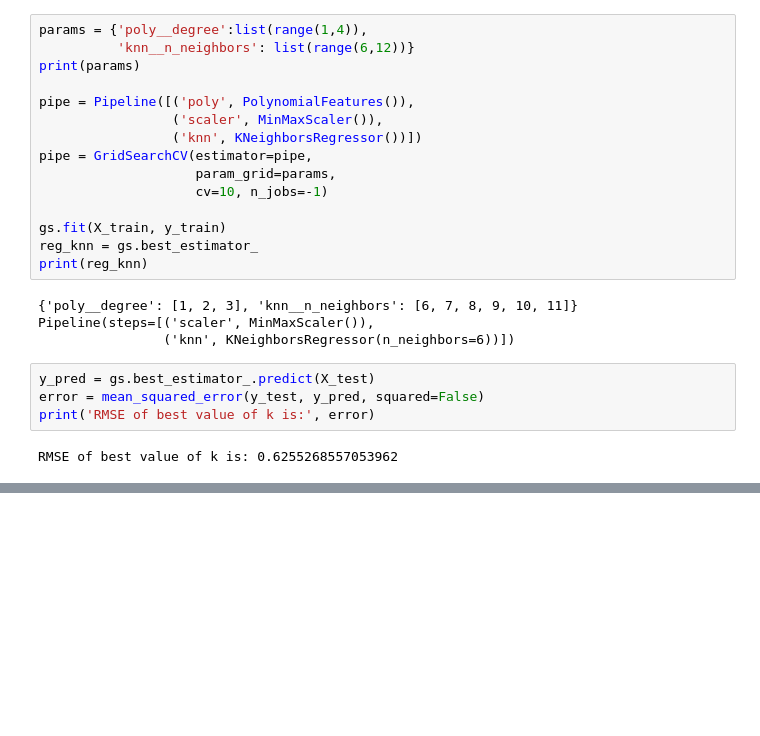
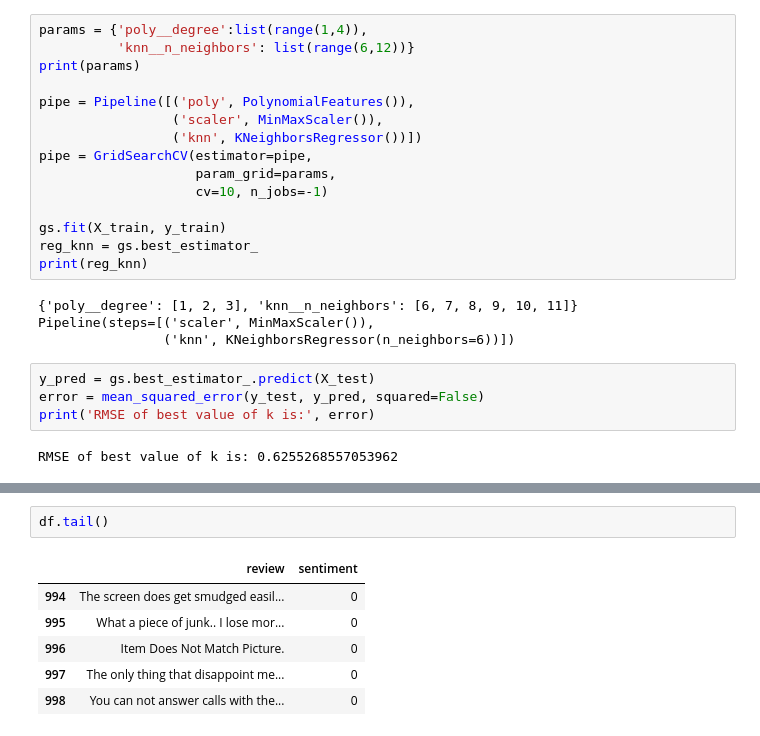
Before and after one commit to mourya96/IITM-Notes, a Jupyter notebook: MLP/Week_7.ipynb, the cells around one changed output, grey strips where cells are left out. Drawn from its saved outputs; the diff is of its cells as text; blank space fills up the shorter version.

```diff
--- a/MLP/Week_7.ipynb
+++ b/MLP/Week_7.ipynb
@@ -766,0 +1203,9 @@ RMSE of best value of k is: 0.6255268557053962
+# %%
+df.tail()
+# %% [output]
+|  | review | sentiment |
+| 994 | The screen does get smudged easil... | 0 |
+| 995 | What a piece of junk.. I lose mor... | 0 |
+| 996 | Item Does Not Match Picture. | 0 |
+| 997 | The only thing that disappoint me... | 0 |
+| 998 | You can not answer calls with the... | 0 |
```
Also changed, not shown: parts of 98 cells of this notebook.
